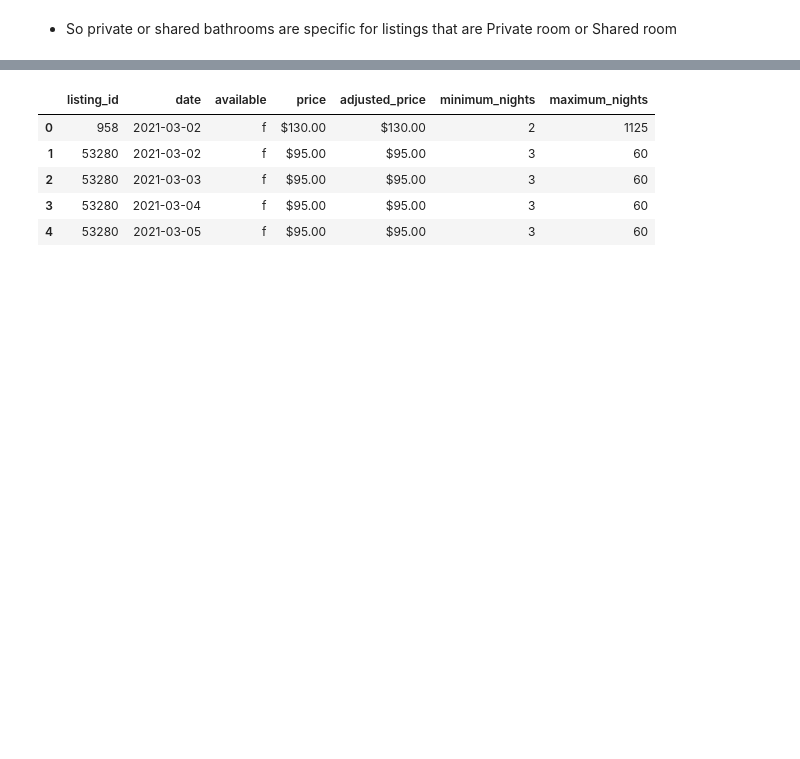
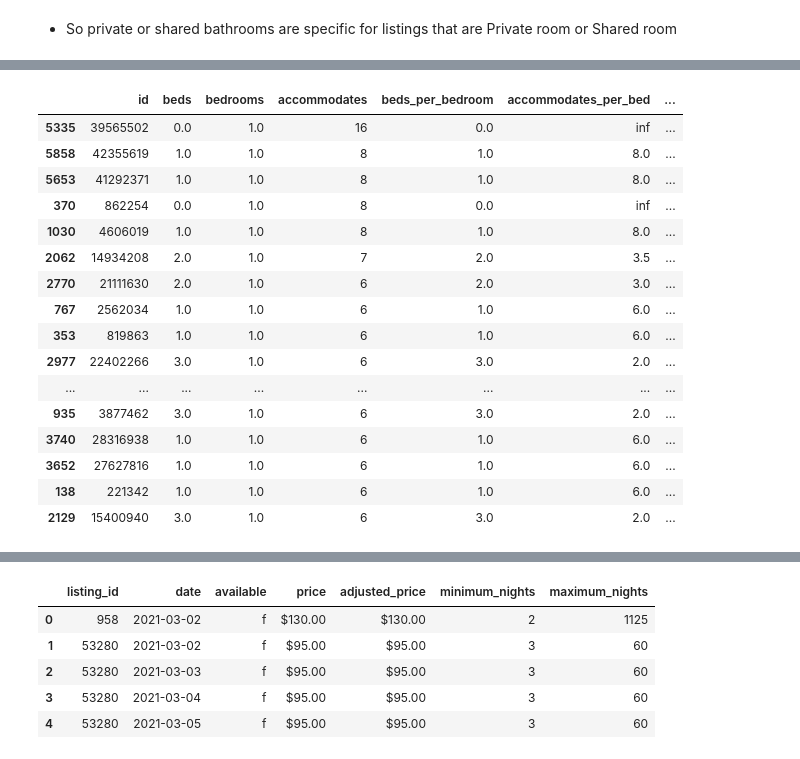
Before and after one commit to yselimd/Airbnb-Price-Prediction, a Jupyter notebook: notebooks/data_wrangling_YavuzDagdas.ipynb, the cells around one changed output, grey strips where cells are left out. Saved outputs shown, nothing was run; the diff lists cells and outputs as text; code cells hidden in the pictures; blank space fills up the shorter version.

```diff
--- a/notebooks/data_wrangling_YavuzDagdas.ipynb
+++ b/notebooks/data_wrangling_YavuzDagdas.ipynb
@@ -90,6 +91,9 @@ Looks like there are several things I need to do to clean and prepare the data:
 1. Change the data type to datetime: last_scraped, host_since, calendar_last_scraped,first_review,last_review
 2. Check following columns for unique responses (I see t or f assuming that they represent true or false) and convert them to 0,1: host_is_superhost,host_has_profile_pic,host_identity_verified,has_availiability,instant_bookable
 3. Price data is entered as "$100" and is recognized as object. I need to remove the dollar sign and convert data type to numeric.
+# %%
+# changing data type of is,host_id columns to object
+listings_detail[['id','host_id']] = listings_detail[['id','host_id']].astype('object')
 # %%
 # Changing data type to datetime for these columns.
 
@@ -219,0 +215,3 @@ memory usage: 3.0+ MB
+# %%
+# removing the % and converting string to numeric and dividing the values to 100 to obtain the rate.
+listings_detail['host_response_rate'] = pd.to_numeric(listings_detail['host_response_rate'].str.replace('%',''))/100
@@ -219,0 +233,4 @@ memory usage: 3.0+ MB
+# %%
+# removing the % and converting string to numeric and dividing the values to 100 to obtain the rate.
+
+listings_detail['host_acceptance_rate'] = pd.to_numeric(listings_detail['host_acceptance_rate'].str.replace('%',''))/100
@@ -219,0 +273,4 @@ memory usage: 3.0+ MB
+# %%
+listings_detail['beds_per_bedroom'] = listings_detail['beds']/listings_detail['bedrooms']
+listings_detail['accommodates_per_bed'] = listings_detail['accommodates']/listings_detail['beds']
+listings_detail['accommodates_per_bedrooms'] = listings_detail['accommodates']/listings_detail['bedrooms']
@@ -219,0 +289,20 @@ memory usage: 3.0+ MB
+# %%
+listings_detail[['id','beds','bedrooms','accommodates','beds_per_bedroom','accommodates_per_bed','accommodates_per_bedrooms']].sort_values('accommodates_per_bedrooms',ascending=False).head(20)
+# %% [output]
+|  | id | beds | bedrooms | accommodates | beds_per_bedroom | accommodates_per_bed | ... |
+| 5335 | 39565502 | 0.0 | 1.0 | 16 | 0.0 | inf | ... |
+| 5858 | 42355619 | 1.0 | 1.0 | 8 | 1.0 | 8.0 | ... |
+| 5653 | 41292371 | 1.0 | 1.0 | 8 | 1.0 | 8.0 | ... |
+| 370 | 862254 | 0.0 | 1.0 | 8 | 0.0 | inf | ... |
+| 1030 | 4606019 | 1.0 | 1.0 | 8 | 1.0 | 8.0 | ... |
+| 2062 | 14934208 | 2.0 | 1.0 | 7 | 2.0 | 3.5 | ... |
+| 2770 | 21111630 | 2.0 | 1.0 | 6 | 2.0 | 3.0 | ... |
+| 767 | 2562034 | 1.0 | 1.0 | 6 | 1.0 | 6.0 | ... |
+| 353 | 819863 | 1.0 | 1.0 | 6 | 1.0 | 6.0 | ... |
+| 2977 | 22402266 | 3.0 | 1.0 | 6 | 3.0 | 2.0 | ... |
+| ... | ... | ... | ... | ... | ... | ... | ... |
+| 935 | 3877462 | 3.0 | 1.0 | 6 | 3.0 | 2.0 | ... |
+| 3740 | 28316938 | 1.0 | 1.0 | 6 | 1.0 | 6.0 | ... |
+| 3652 | 27627816 | 1.0 | 1.0 | 6 | 1.0 | 6.0 | ... |
+| 138 | 221342 | 1.0 | 1.0 | 6 | 1.0 | 6.0 | ... |
+| 2129 | 15400940 | 3.0 | 1.0 | 6 | 3.0 | 2.0 | ... |
```
Also changed, not shown: parts of 27 cells of this notebook, 2 other files.
